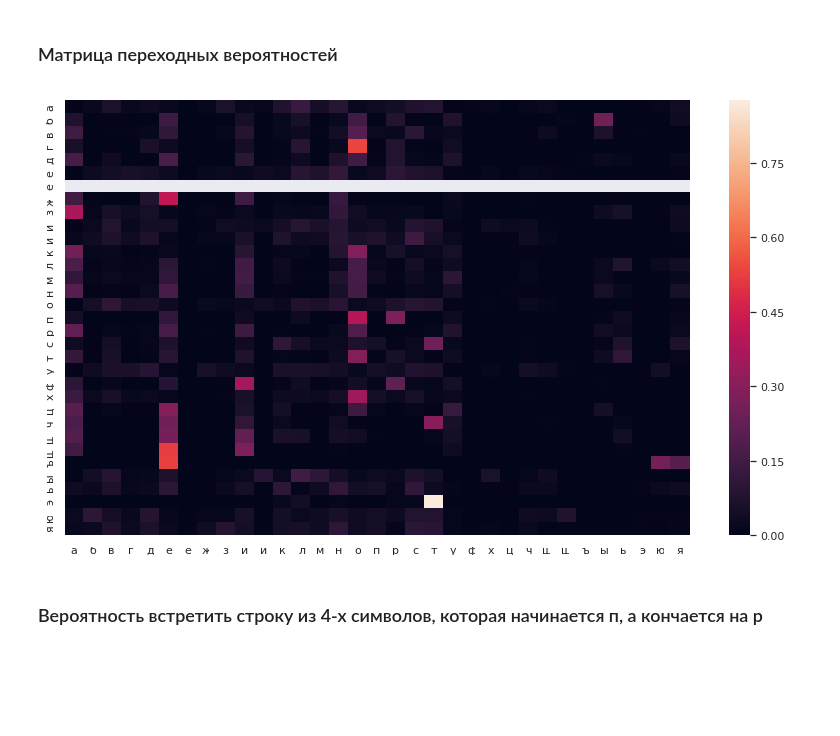
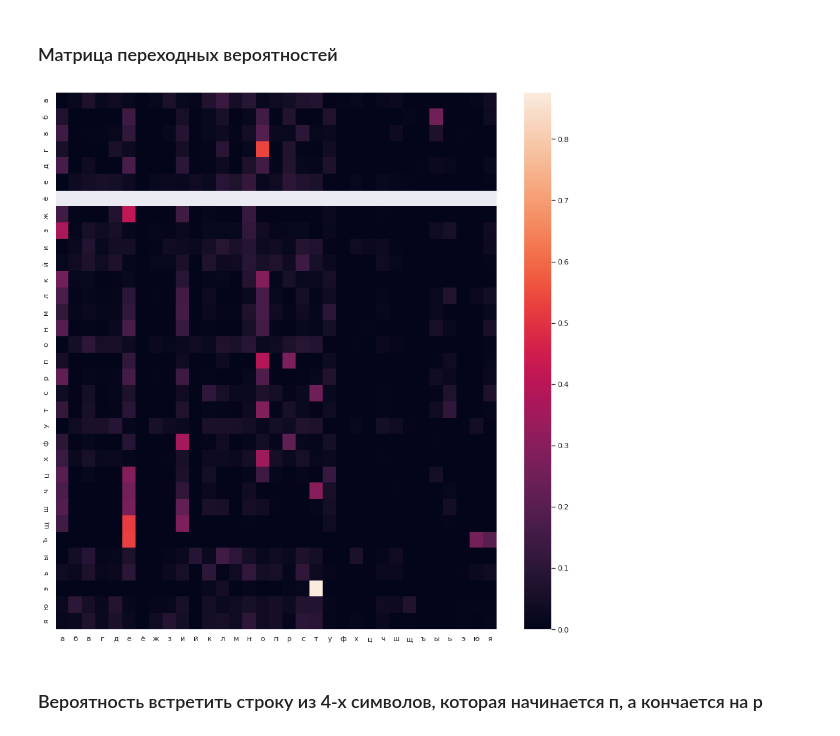
Before and after one commit to vlad98rus/-netology_pyda, a Jupyter notebook: Марковские_случайные_процессы.ipynb, the cells around one changed output. Saved outputs shown, nothing was run; the diff lists cells and outputs as text; code cells hidden in the pictures; blank space fills up the shorter version.

```diff
--- a/Марковские_случайные_процессы.ipynb
+++ b/Марковские_случайные_процессы.ipynb
@@ -17,7 +28,7 @@ from hmmlearn.hmm import GaussianHMM
 %matplotlib inline
 sns.set()
 # %%
-with open('../data/TolstoyLev_VoynaIMir_tom1.txt', 'r') as f:
+with open('TolstoyLev_VoynaIMir_tom1.txt', 'r') as f:
     text = f.read().lower()
 text = re.sub('[^а-я]','', text)
 # %%
@@ -35,11 +46,11 @@ df = pd.DataFrame(probabilities, index=(c for c in RUSSIAN), columns=(c for c in
 # %% [markdown]
 ### Матрица переходных вероятностей
 # %%
-plt.figure(figsize=(14,8))
+plt.figure(figsize=(15,15))
 sns.heatmap(df)
 plt.show()
 # %% [output]
-[figure, old version]
+[figure, new version]
 # %% [markdown]
 ### Вероятность встретить строку из 4-х символов, которая начинается п, а кончается на р
 # %%
```
Also changed, not shown: parts of 4 cells of this notebook.
